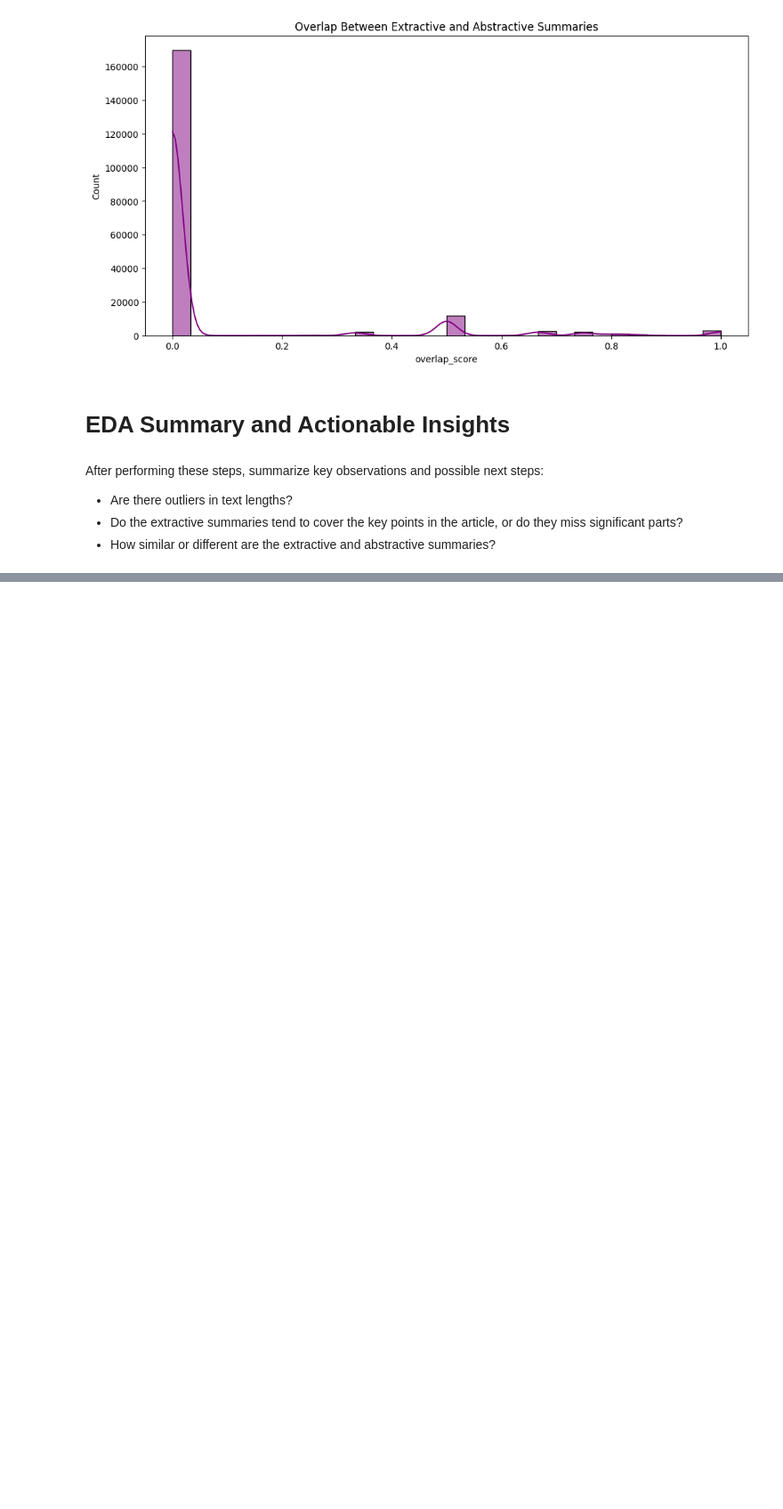
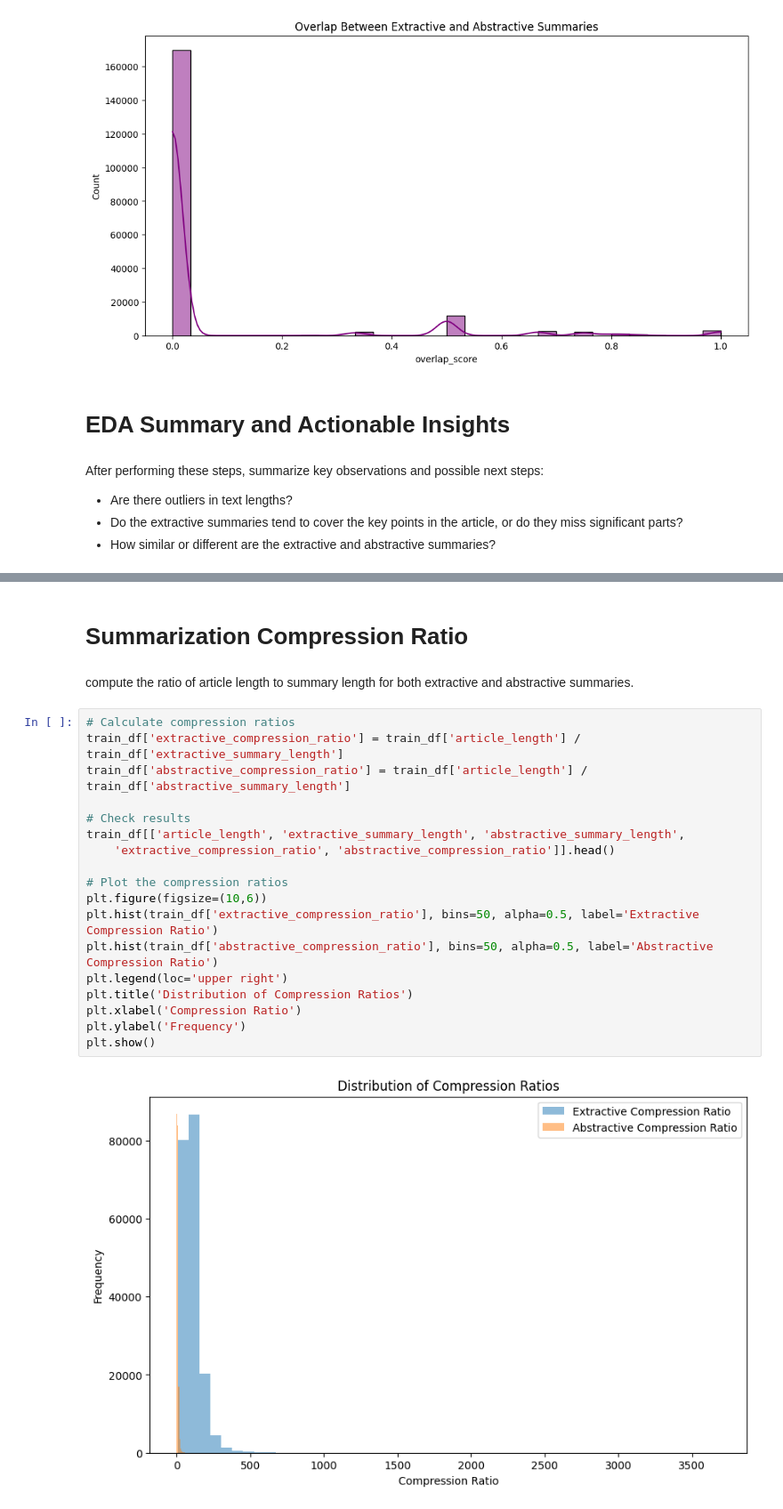
Before and after one commit to kairamilanifitria/NLP-Projects, a Jupyter notebook: Project 2 Text Summarization/Project2_EDA.ipynb, the cells around one changed output, grey strips where cells are left out. Shown at 89% size. Drawn from its saved outputs; the diff is of its cells as text; blank space fills up the shorter version.

```diff
--- a/Project 2 Text Summarization/Project2_EDA.ipynb
+++ b/Project 2 Text Summarization/Project2_EDA.ipynb
@@ -193,0 +323,24 @@ After performing these steps, summarize key observations and possible next steps
+# %% [markdown]
+# Summarization Compression Ratio
+# %% [markdown]
+compute the ratio of article length to summary length for both extractive and abstractive summaries.
+# %%
+# Calculate compression ratios
+train_df['extractive_compression_ratio'] = train_df['article_length'] / train_df['extractive_summary_length']
+train_df['abstractive_compression_ratio'] = train_df['article_length'] / train_df['abstractive_summary_length']
+
+# Check results
+train_df[['article_length', 'extractive_summary_length', 'abstractive_summary_length',
+    'extractive_compression_ratio', 'abstractive_compression_ratio']].head()
+
+# Plot the compression ratios
+plt.figure(figsize=(10,6))
+plt.hist(train_df['extractive_compression_ratio'], bins=50, alpha=0.5, label='Extractive Compression Ratio')
+plt.hist(train_df['abstractive_compression_ratio'], bins=50, alpha=0.5, label='Abstractive Compression Ratio')
+plt.legend(loc='upper right')
+plt.title('Distribution of Compression Ratios')
+plt.xlabel('Compression Ratio')
+plt.ylabel('Frequency')
+plt.show()
+# %% [output]
+[figure, added]
```
Also changed, not shown: parts of 12 cells of this notebook.
